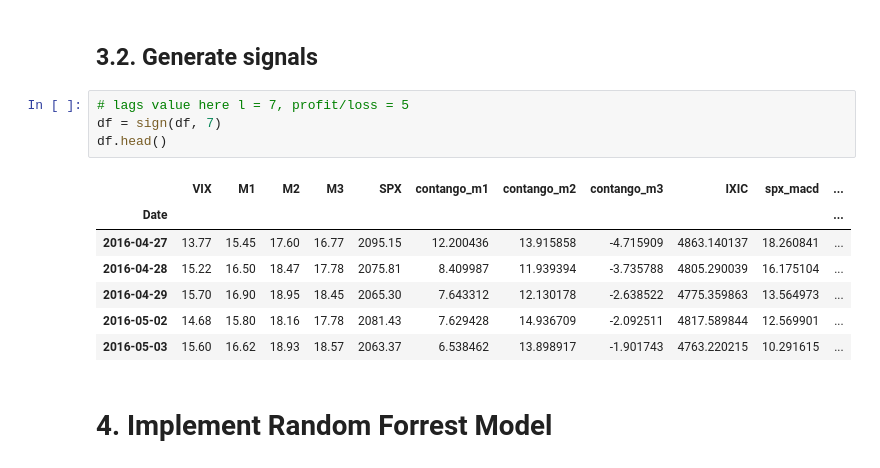
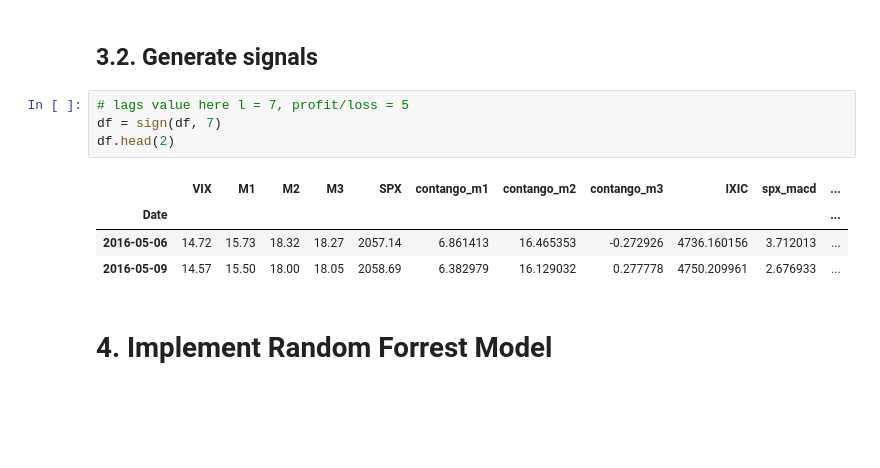
Before and after one commit to ayoubbensakhria/wqu690, a Jupyter notebook: VIX_futures_term_struct_trading_strategy_WQU690_Capstone_Experiment_1.ipynb, the cells around one changed output. Cells and saved outputs as stored; diff of their text form; blank space fills up the shorter version.

```diff
--- a/VIX_futures_term_struct_trading_strategy_WQU690_Capstone_Experiment_1.ipynb
+++ b/VIX_futures_term_struct_trading_strategy_WQU690_Capstone_Experiment_1.ipynb
@@ -266,15 +265,12 @@ def sign (df, lags):
 # %%
 # lags value here l = 7, profit/loss = 5
 df = sign(df, 7)
-df.head()
+df.head(2)
 # %% [output]
 |  | VIX | M1 | M2 | M3 | SPX | contango_m1 | contango_m2 | contango_m3 | IXIC | spx_macd | ... |
 | Date |  |  |  |  |  |  |  |  |  |  | ... |
-| 2016-04-27 | 13.77 | 15.45 | 17.60 | 16.77 | 2095.15 | 12.200436 | 13.915858 | -4.715909 | 4863.140137 | 18.260841 | ... |
-| 2016-04-28 | 15.22 | 16.50 | 18.47 | 17.78 | 2075.81 | 8.409987 | 11.939394 | -3.735788 | 4805.290039 | 16.175104 | ... |
-| 2016-04-29 | 15.70 | 16.90 | 18.95 | 18.45 | 2065.30 | 7.643312 | 12.130178 | -2.638522 | 4775.359863 | 13.564973 | ... |
-| 2016-05-02 | 14.68 | 15.80 | 18.16 | 17.78 | 2081.43 | 7.629428 | 14.936709 | -2.092511 | 4817.589844 | 12.569901 | ... |
-| 2016-05-03 | 15.60 | 16.62 | 18.93 | 18.57 | 2063.37 | 6.538462 | 13.898917 | -1.901743 | 4763.220215 | 10.291615 | ... |
+| 2016-05-06 | 14.72 | 15.73 | 18.32 | 18.27 | 2057.14 | 6.861413 | 16.465353 | -0.272926 | 4736.160156 | 3.712013 | ... |
+| 2016-05-09 | 14.57 | 15.50 | 18.00 | 18.05 | 2058.69 | 6.382979 | 16.129032 | 0.277778 | 4750.209961 | 2.676933 | ... |
 # %% [markdown]
 # 4. Implement Random Forrest Model
 # %%
```
Also changed, not shown: parts of 9 cells of this notebook.
